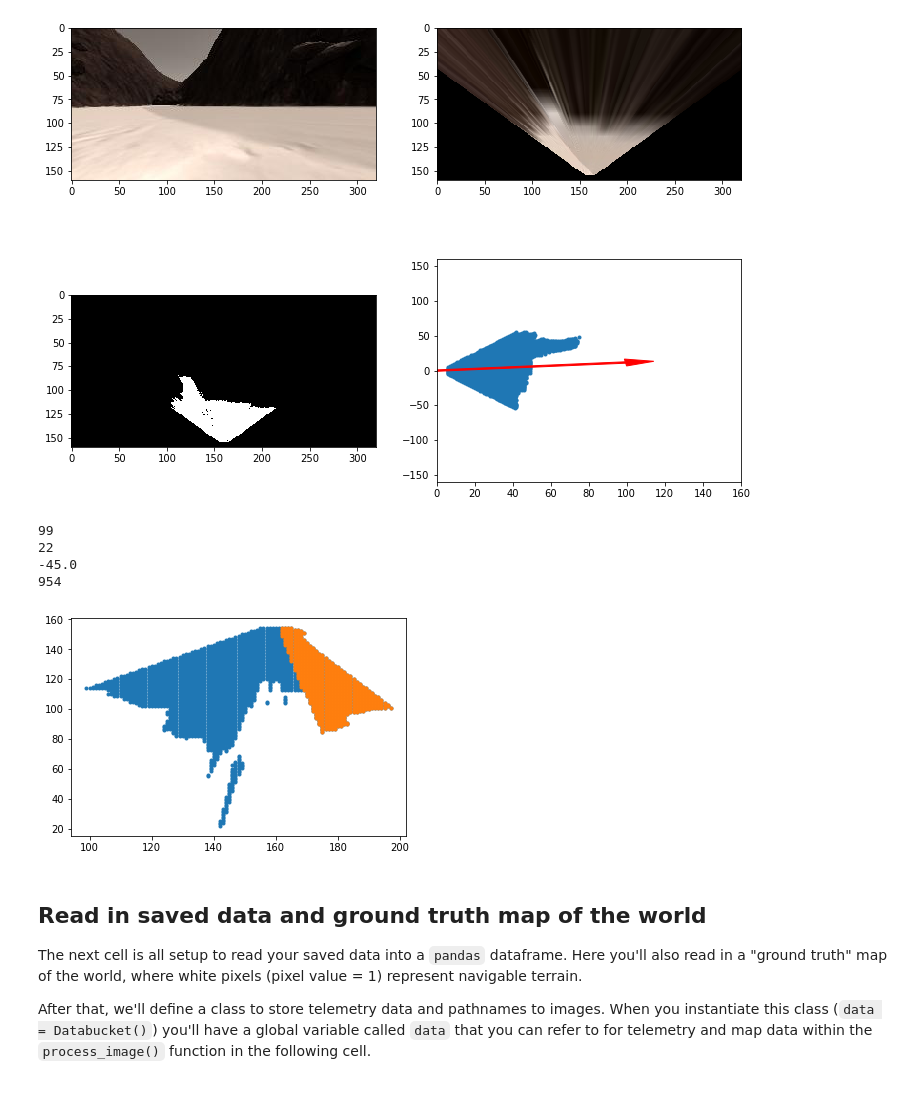
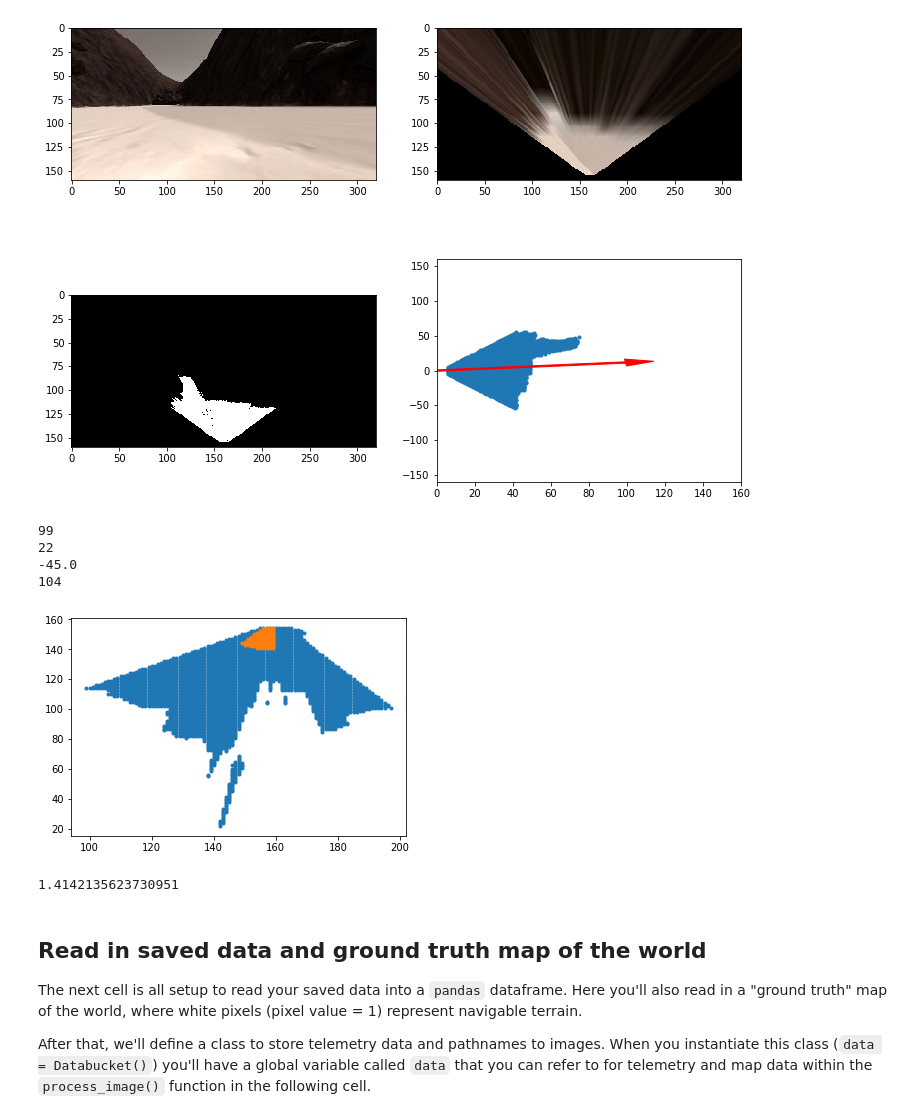
Before and after one commit to aghiuru/RoboND-Rover-Project, a Jupyter notebook: code/Rover_Project_Test_Notebook.ipynb, the cells around one changed output. Saved outputs shown, nothing was run; the diff lists cells and outputs as text; code cells hidden in the pictures.

```diff
--- a/code/Rover_Project_Test_Notebook.ipynb
+++ b/code/Rover_Project_Test_Notebook.ipynb
@@ -239,9 +239,12 @@ plt.arrow(0, 0, x_arrow, y_arrow, color='red', zorder=2, head_width=10, width=2)
 <matplotlib.patches.FancyArrow at 0x...>
 [figure]
 # %%
-def select_angles(dists, angles, angle_min, angle_max):
+def select_points(dists, dist_min, dist_max, angles, angle_min, angle_max):
     normalized_angles = angles * 180/np.pi
-    return (normalized_angles > angle_min) & (normalized_angles < angle_max)
+    return (normalized_angles > angle_min) & \
+            (normalized_angles < angle_max) & \
+            (dists > dist_min) & \
+            (dists < dist_max)
 
 image = mpimg.imread("../train_dataset/IMG/robocam_2017_05_29_22_45_36_829.jpg")
 #plt.imshow(image)
@@ -253,36 +256,45 @@ ypos, xpos = threshed.nonzero()
 print(np.min(xpos))
 print(np.min(ypos))
 #plt.imshow(threshed)
 
 xpix, ypix = rover_coords(threshed)
 img = np.zeros([320, 160])
 img[160 - ypix.astype(int), xpix.astype(int), ] = 1
 #plt.imshow(img)
 #print(np.min(xpix))
 #print(np.min(ypix))
 #print("({}, {})".format(xpix[0], ypix[0]))
 #plt.plot(xpix.astype(int), 160 - ypix.astype(int), '.')
 
 dist, angles = to_polar_coords(xpix, ypix)
 normalized_angles = angles * 180/np.pi
 print(np.min(normalized_angles))
 
-mask = select_angles(dist, angles, -90, -10)
+mask = select_points(dist, 0, 20, angles, 0, 35)
 #plt.plot(xpix.astype(int), ypix.astype(int), '.')
 plt.plot(xpos, ypos, '.')
 plt.plot(xpos[mask], ypos[mask], '.')
 
 print(len(xpos[mask]))
 
 img = np.zeros([320, 160])
 img[160 - y, x] = 1
 #plt.imshow(img)
 # %% [output]
 99
 22
 -45.0
-954
+104
-[figure, old version]
+[figure, new version]
+# %%
+def distance(pos1, pos2):
+    x_pixel = pos1[0] - pos2[0]
+    y_pixel = pos1[1] - pos2[1]
+    return np.sqrt(x_pixel**2 + y_pixel**2)
+
+distance((0,0), (1,1))
+# %% [output]
+1.4142135623730951
 # %% [markdown]
 ## Read in saved data and ground truth map of the world
 The next cell is all setup to read your saved data into a `pandas` dataframe.  Here you'll also read in a "ground truth" map of the world, where white pixels (pixel value = 1) represent navigable terrain.
```
Also changed, not shown: 3 other files.
